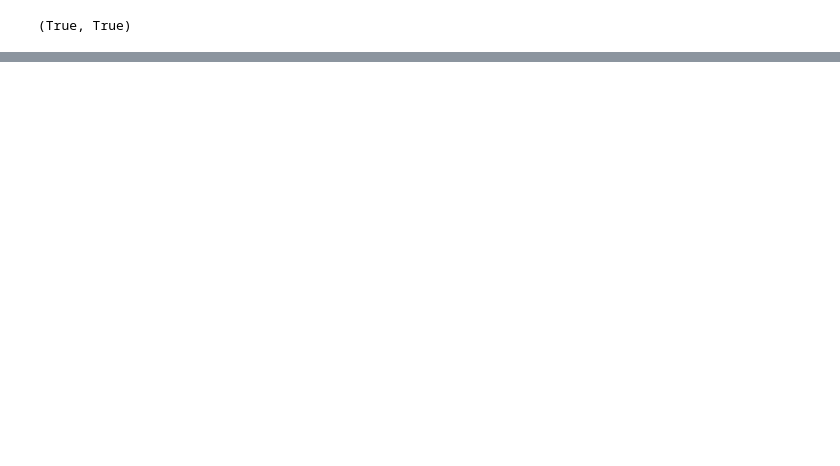
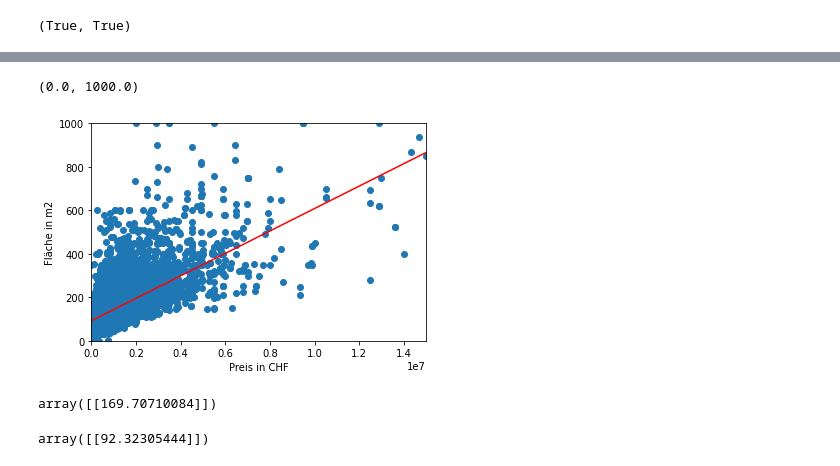
Before and after one commit to marvinvr/fhnw-cml1, a Jupyter notebook: linear_regression.ipynb, the cells around one changed output, grey strips where cells are left out. Drawn from its saved outputs; the diff is of its cells as text; code cells hidden in the pictures; blank space fills up the shorter version.

```diff
--- a/linear_regression.ipynb
+++ b/linear_regression.ipynb
@@ -31 +59,8 @@ ax = sns.scatterplot(data=df, x='living_space_m2', y='price')
+# %%
+#NANs entfernen
+mask = ~pd.isna(x) & ~pd.isna(y)
+x = x[mask]
+y = y[mask]
+x = x.reshape(-1,1)
+y = y.reshape(-1,1)
 # %%
@@ -48,3 +87,24 @@ plt.ylabel('Preis in CHF')
+# %%
+plt.scatter(x,y)
+plt.plot(x_new,y_new, color = 'r')
+plt.xlabel('Preis in CHF')
+plt.ylabel('Fläche in m2')
+plt.xlim(0,15000000)
+plt.ylim(0,1000)
+# %% [output]
+(0.0, 1000.0)
+[figure, added]
+# %%
+#Anzahl Quadrahtmeter für 1'500'000 CHF
+model.predict([[1500000]])
+# %% [output]
+array([[169.70710084]])
+# %%
+#Anzahl Quadrahtmeter für 100CHF
+'''Modell funktioniert bei kleinen Geldbeträgen sehr schlecht'''
+model.predict([[100]])
+# %% [output]
+array([[92.32305444]])
 # %%
 #Residuen werden berechnet
 '''Residuentest:
```
Also changed, not shown: parts of 13 cells of this notebook.
